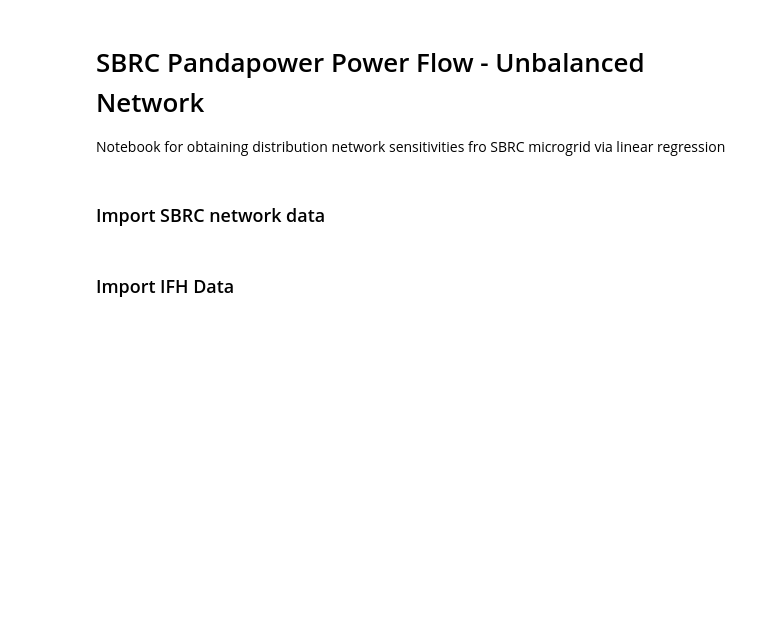
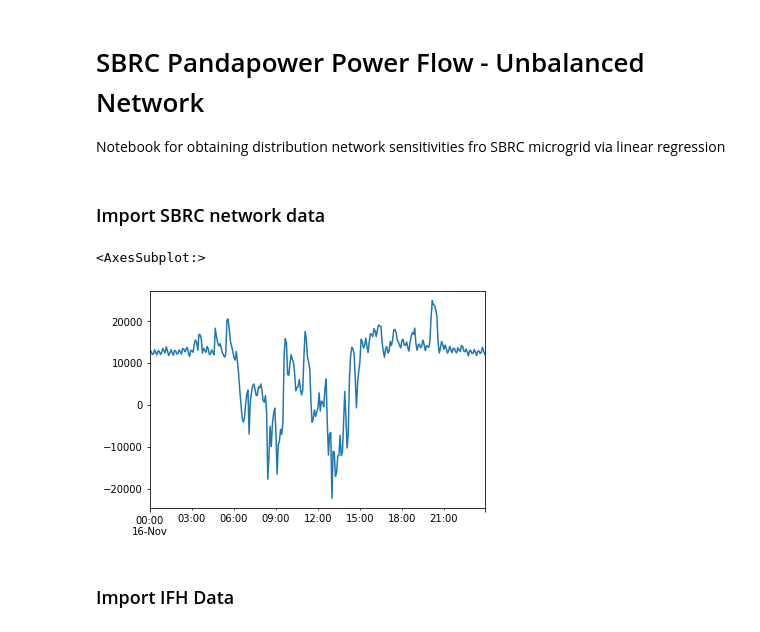
Before and after one commit to brendan-gridsight/ThesisGit, a Jupyter notebook: Dist Network Simulations/SBRC Pandapower Unbalanced Powerflow.ipynb, the cells around one changed output. Drawn from its saved outputs; the diff is of its cells as text; code cells hidden in the pictures; blank space fills up the shorter version.

```diff
--- a/Dist Network Simulations/SBRC Pandapower Unbalanced Powerflow.ipynb
+++ b/Dist Network Simulations/SBRC Pandapower Unbalanced Powerflow.ipynb
@@ -25,6 +27,11 @@ sbrc_3 = pd.read_csv('CSV/SBRC Incomer - Hioki PW3198 30sec 20201020 to 20201124
 sbrc_3.index = pd.to_datetime((sbrc_3['Date']+' '+sbrc_3['Time']), format='%Y/%m/%d %H:%M:%S')
 # %%
 sbrc = pd.concat([sbrc_1, sbrc_2, sbrc_3])
+# %%
+sbrc.loc[sim_date]['AvgP3'].resample('5min').mean().plot()
+# %% [output]
+<AxesSubplot:>
+[figure, added]
 # %% [markdown]
 ### Import IFH Data
 # %%
```
Also changed, not shown: parts of 19 cells of this notebook, 2 other files.
